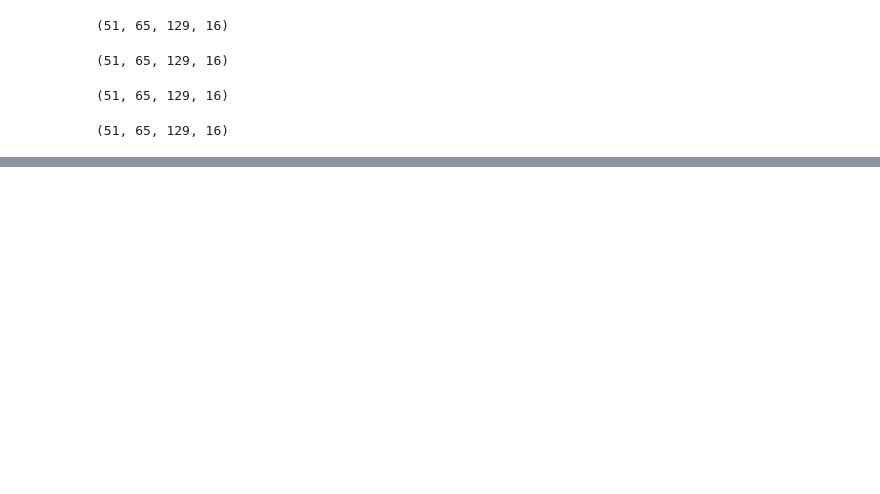
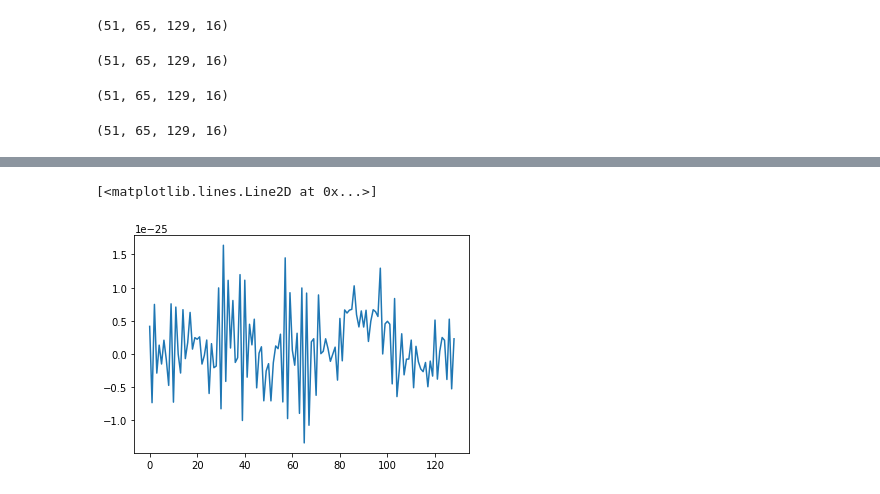
Before and after one commit to zhanwenchen/beam_nn, a Jupyter notebook: notebooks/old_stft to new_stft.ipynb, the cells around one changed output, grey strips where cells are left out. Cells and saved outputs as stored; diff of their text form; code cells hidden in the pictures; blank space fills up the shorter version.

```diff
--- a/notebooks/old_stft to new_stft.ipynb
+++ b/notebooks/old_stft to new_stft.ipynb
@@ -30,0 +44,5 @@ stft_imag_new.shape
+# %%
+plt.plot(stft_real[0, 0, :, 0])
+# %% [output]
+[<matplotlib.lines.Line2D at 0x...>]
+[figure, added]
```
Also changed, not shown: parts of 6 cells of this notebook, 1 other file.
